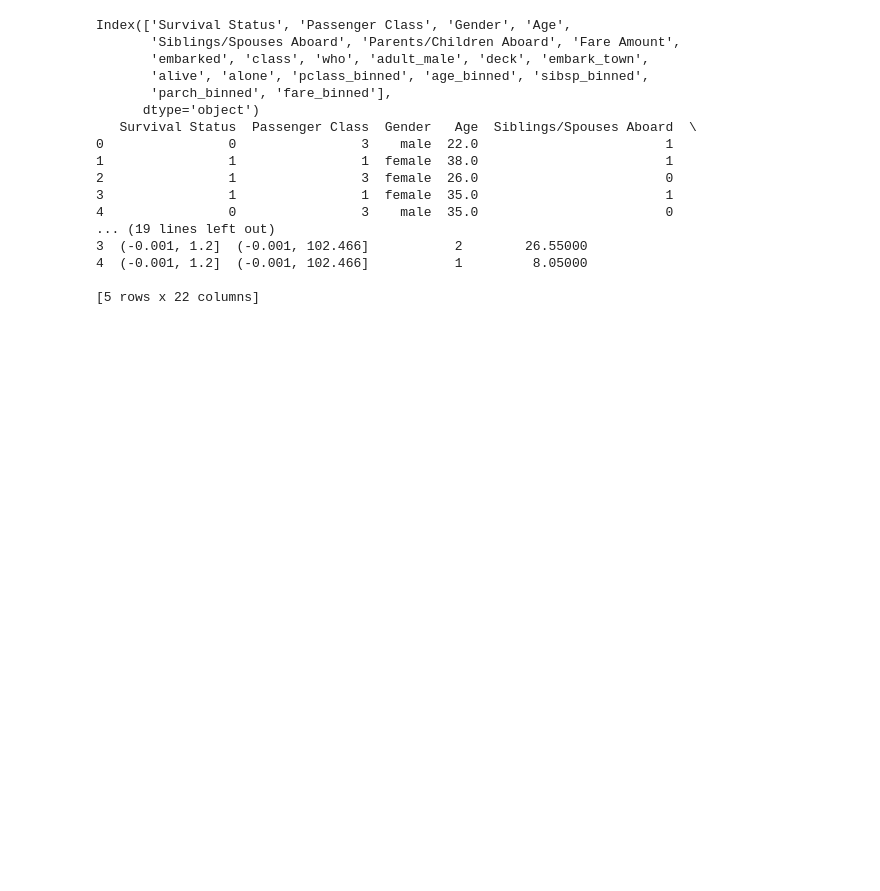
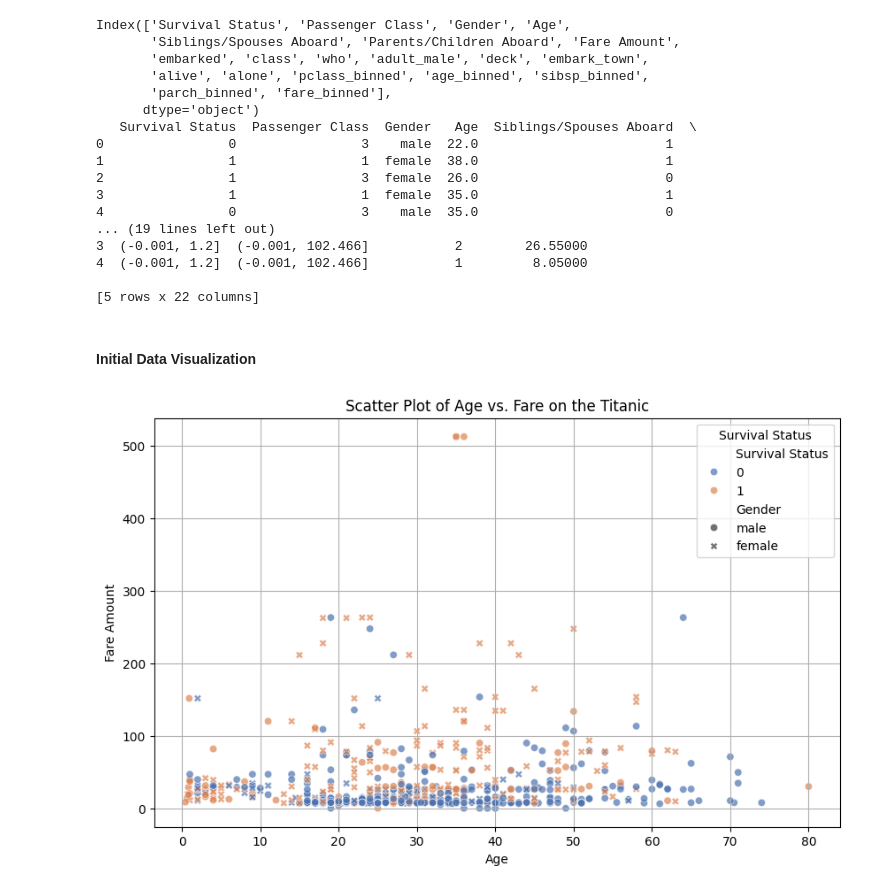
Before and after one commit to BethSpornitz/datafun-06-eda, a Jupyter notebook: bethspornitz_eda.ipynb, the cells around one changed output. Drawn from its saved outputs; the diff is of its cells as text; code cells hidden in the pictures; blank space fills up the shorter version.

Commit message:
Adding Initial Visualizations like Scatterplot and heatmap

```diff
--- a/bethspornitz_eda.ipynb
+++ b/bethspornitz_eda.ipynb
@@ -264,3 +264,21 @@ Index(['Survival Status', 'Passenger Class', 'Gender', 'Age',
 4  (-0.001, 1.2]  (-0.001, 102.466]           1         8.05000
 
 [5 rows x 22 columns]
+# %% [markdown]
+#### Initial Data Visualization
+# %%
+# Set up the scatter plot
+plt.figure(figsize=(10, 6))
+sns.scatterplot(data=df, x='Age', y='Fare Amount', hue='Survival Status', style='Gender', palette='deep', alpha=0.7)
+
+# Customize the plot
+plt.title('Scatter Plot of Age vs. Fare on the Titanic')
+plt.xlabel('Age')
+plt.ylabel('Fare Amount')
+plt.legend(title='Survival Status')
+plt.grid()
+
+# Show the plot
+plt.show()
+# %% [output]
+[figure, added]
```
Also changed, not shown: parts of 4 cells of this notebook.
